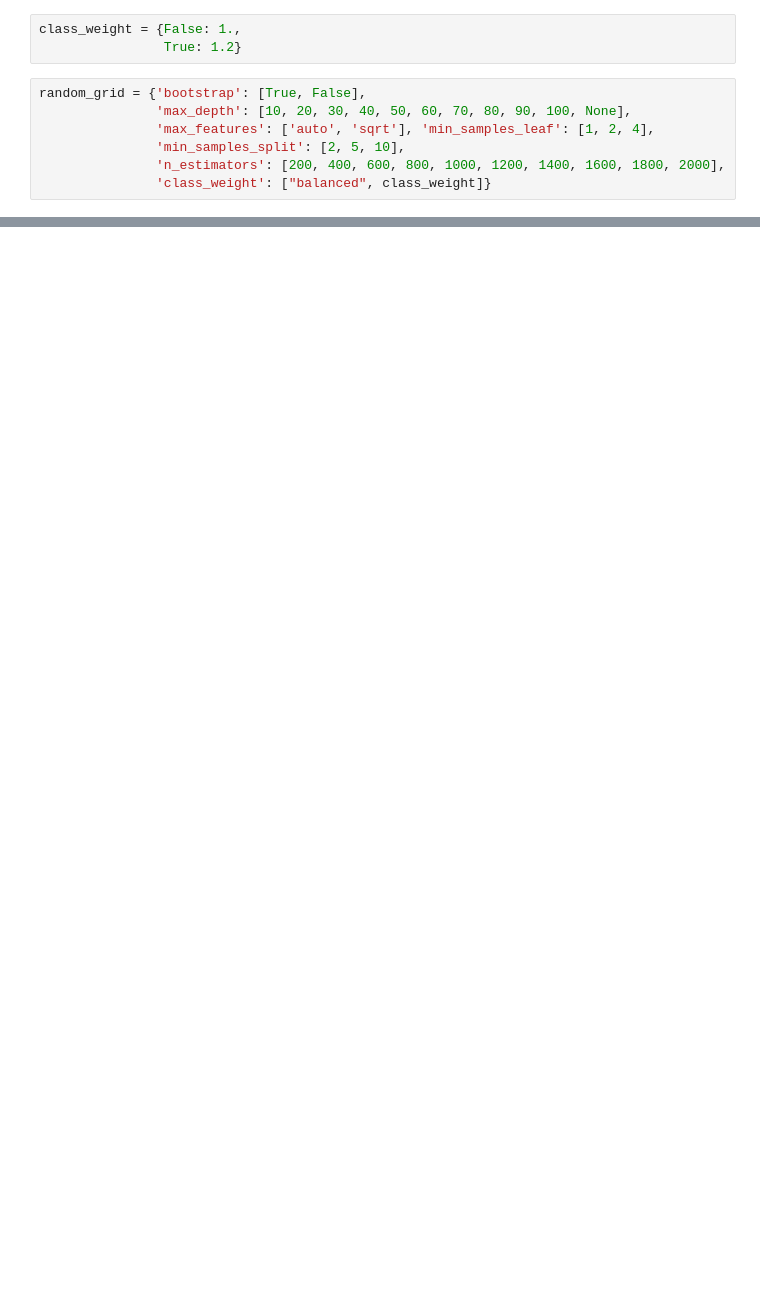
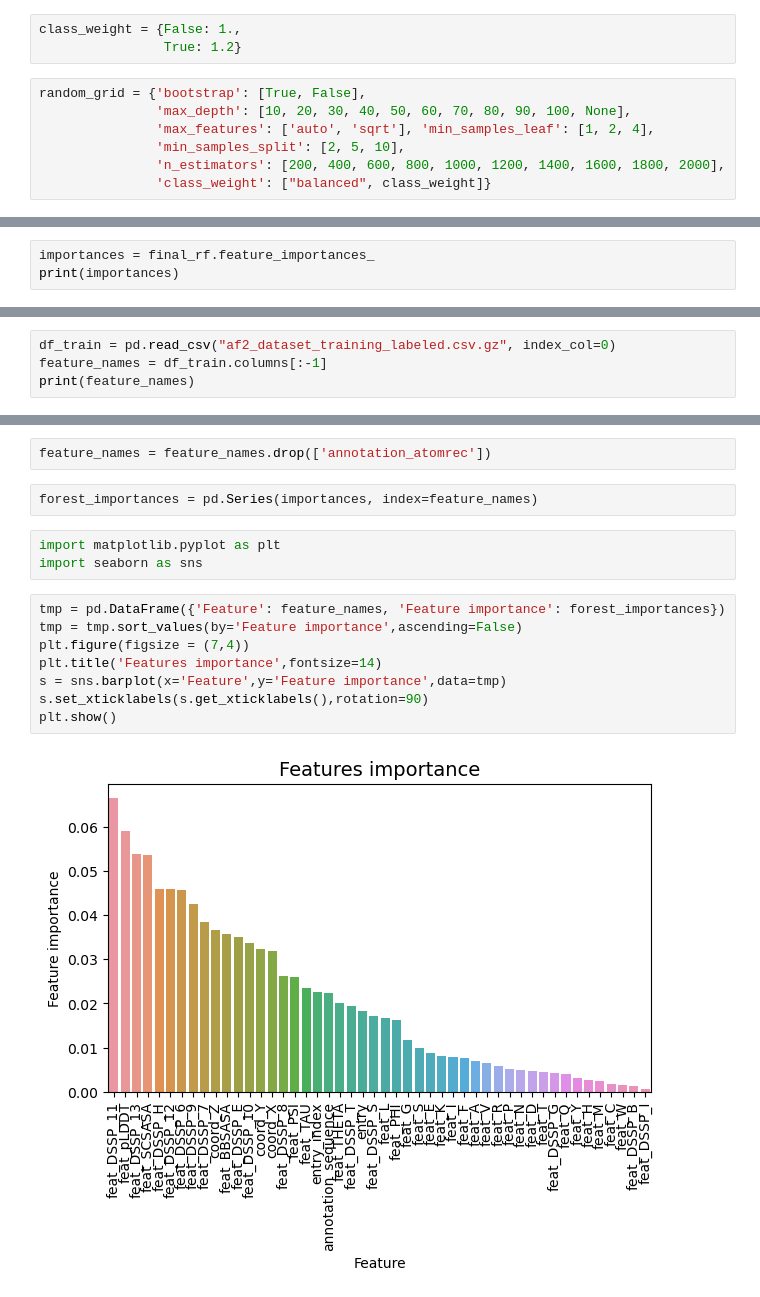
Before and after one commit to AEsir777/CxC_project, a Jupyter notebook: Cyclica/random_forest_tunning.ipynb, the cells around one changed output, grey strips where cells are left out. Drawn from its saved outputs; the diff is of its cells as text; blank space fills up the shorter version.

```diff
--- a/Cyclica/random_forest_tunning.ipynb
+++ b/Cyclica/random_forest_tunning.ipynb
@@ -325,0 +204,3 @@ Fitting 5 folds for each of 100 candidates, totalling 500 fits
+# %%
+importances = final_rf.feature_importances_
+print(importances)
@@ -325,0 +216,4 @@ Fitting 5 folds for each of 100 candidates, totalling 500 fits
+# %%
+df_train = pd.read_csv("af2_dataset_training_labeled.csv.gz", index_col=0)
+feature_names = df_train.columns[:-1]
+print(feature_names)
@@ -325,0 +232,17 @@ Fitting 5 folds for each of 100 candidates, totalling 500 fits
+# %%
+feature_names = feature_names.drop(['annotation_atomrec'])
+# %%
+forest_importances = pd.Series(importances, index=feature_names)
+# %%
+import matplotlib.pyplot as plt
+import seaborn as sns
+# %%
+tmp = pd.DataFrame({'Feature': feature_names, 'Feature importance': forest_importances})
+tmp = tmp.sort_values(by='Feature importance',ascending=False)
+plt.figure(figsize = (7,4))
+plt.title('Features importance',fontsize=14)
+s = sns.barplot(x='Feature',y='Feature importance',data=tmp)
+s.set_xticklabels(s.get_xticklabels(),rotation=90)
+plt.show()
+# %% [output]
+[figure, added]
```
Also changed, not shown: parts of 74 cells of this notebook, 5 other files.
